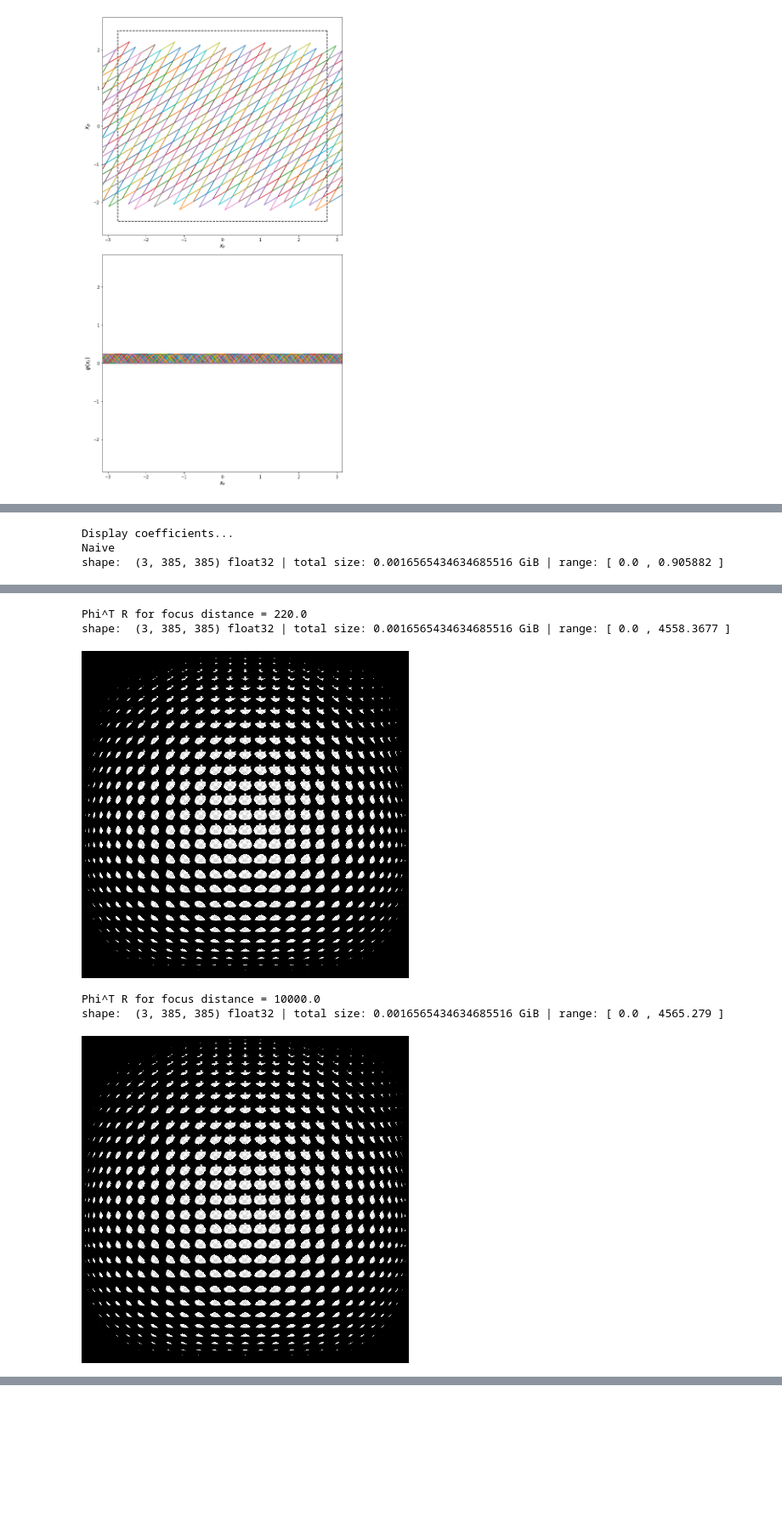
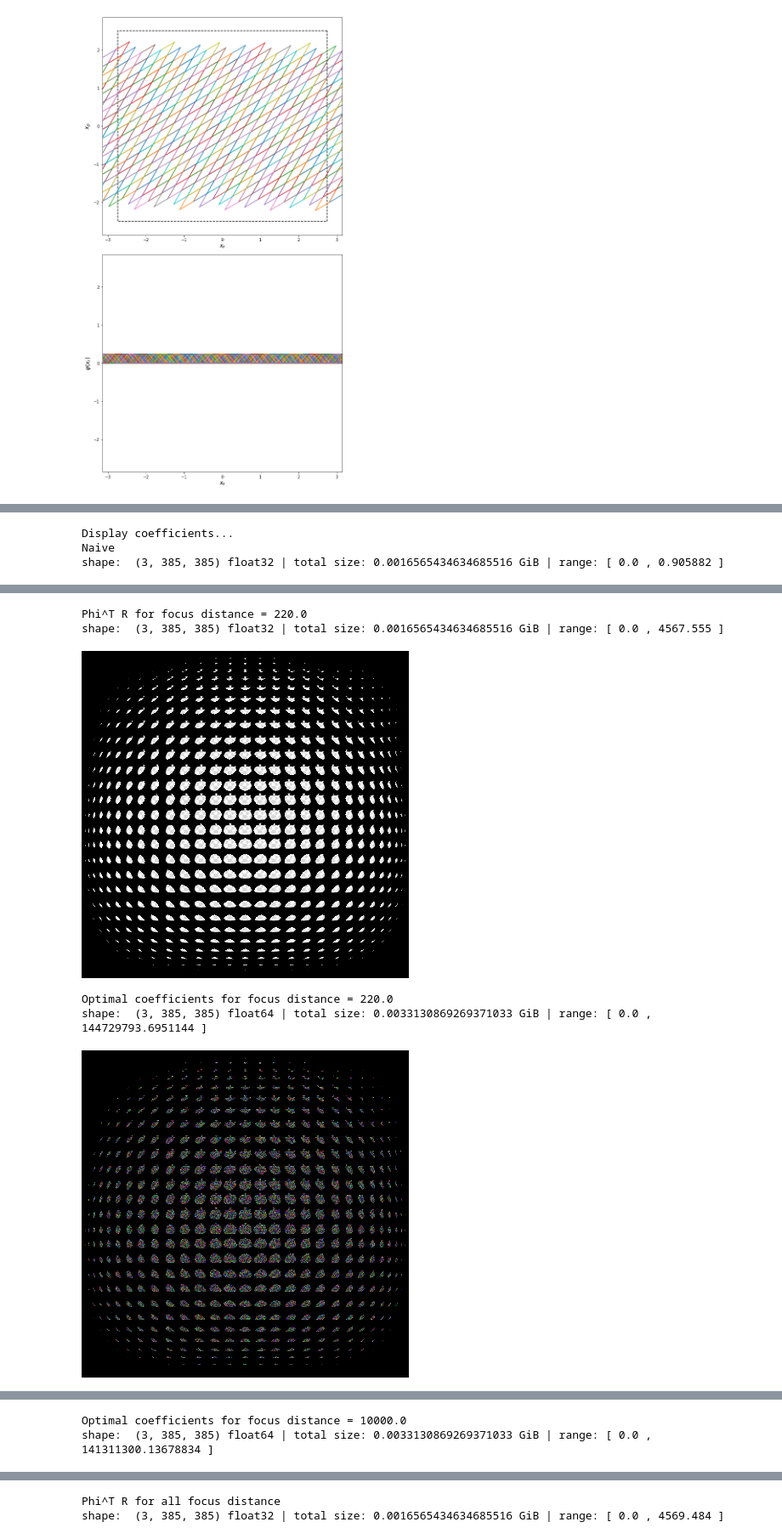
Before and after one commit to raolirom/light-field-prefiltering, a Jupyter notebook: 4d-nnls.ipynb, the cells around one changed output, grey strips where cells are left out. Shown at 85% size. Cells and saved outputs as stored; diff of their text form; code cells hidden in the pictures; blank space fills up the shorter version.

Commit message:
Retina images for optimal coefficients.

```diff
--- a/4d-nnls.ipynb
+++ b/4d-nnls.ipynb
@@ -410,9 +410,9 @@ Wall time: 5.99 ms
 print('Computing display elements...')
 
 #                   (n_f, L/R, n_elem, B/T, A/B)
-slopes =    cp.empty((n_f,                  2))
-heights =   cp.empty((n_f,    n_d1_elem, 2, 2))
-intervals = cp.empty((n_f, 2, n_d1_elem, 2, 2))
+slopes =    cp.empty((n_f,                  2), dtype=cp.float32)
+heights =   cp.empty((n_f,    n_d1_elem, 2, 2), dtype=cp.float32)
+intervals = cp.empty((n_f, 2, n_d1_elem, 2, 2), dtype=cp.float32)
 
 # For each focus distance...
 for id_f in range(n_f):
@@ -456,7 +456,7 @@ plot_display_elements(slopes[1].get(), heights[1].get(), intervals[1].get(), siz
 %%time
 print('Computing one-dimensional ΦᵀΦ...')
 
-d1_phi_autocov = cp.zeros((n_f, n_d1_elem, n_d1_elem))
+d1_phi_autocov = cp.zeros((n_f+1, n_d1_elem, n_d1_elem), dtype=cp.float64)
 
 # For each focus distance...
 for id_f in range(n_f):
@@ -484,8 +484,11 @@ for id_f in range(n_f):
     d1_phi_autocov[id_f] -= cp.sum((in_slopes * out_heights + in_heights * out_slopes) * cp.power(limit, 2)/2, axis=(1, 3))
     d1_phi_autocov[id_f] -= cp.sum(in_heights * out_heights * limit, axis=(1, 3))
 
+d1_phi_autocov[-1] = cp.sum(d1_phi_autocov[0:n_f], axis=0) / n_f
+
 array_stats(d1_phi_autocov)
 display_image(d1_phi_autocov[0].get())
 display_image(d1_phi_autocov[1].get())
+display_image(d1_phi_autocov[2].get())
 # %% [output]
 Computing one-dimensional ΦᵀΦ...
@@ -567,0 +581,9 @@ Wall time: 28min 46s
+# %%
+%%time
+print('Computing non-negative observer-aware display coefficients through the multiplicative update rule...')
+
+opt_elem = 1.0 - rng.random((n_f+1, 3, n_d1_elem, n_d1_elem), dtype=cp.float64)
+
+for id_f in range(n_f+1):
+    for iteration in range(10):
+        opt_elem[id_f] = opt_elem[id_f] * ray_elem[id_f] / (d1_phi_autocov[id_f] @ opt_elem[id_f] @ d1_phi_autocov[id_f].T + cp.finfo(cp.float64).eps)
@@ -568,24 +593,34 @@ Wall time: 28min 46s
 # %%
 %%time
 print('Display coefficients...')
 
 print('Naive')
 array_stats(naive_elem)
 display_image(naive_elem.get(), normalize=False)
 
 # For each focus distance...
-for id_z_f, z_f in np.ndenumerate(lattice_f):
+for id_f, z_f in np.ndenumerate(lattice_f):
     print('Phi^T R for focus distance =', z_f)
-    array_stats(ray_elem[id_z_f])
-    display_image(ray_elem[id_z_f].get(), normalize=True)
+    array_stats(ray_elem[id_f])
+    display_image(ray_elem[id_f].get(), normalize=True)
+    print('Optimal coefficients for focus distance =', z_f)
+    array_stats(opt_elem[id_f])
+    display_image(opt_elem[id_f].get(), normalize=True)
+
+print('Phi^T R for all focus distance')
+array_stats(ray_elem[-1])
+display_image(ray_elem[-1].get(), normalize=True)
+print('Optimal coefficients for all focus distance')
+array_stats(opt_elem[-1])
+display_image(opt_elem[-1].get(), normalize=True)
 # %% [output]
 Display coefficients...
 Naive
 shape:  (3, 385, 385) float32 | total size: 0.0016565434634685516 GiB | range: [ 0.0 , 0.905882 ]
 [figure]
 Phi^T R for focus distance = 220.0
-shape:  (3, 385, 385) float32 | total size: 0.0016565434634685516 GiB | range: [ 0.0 , 4558.3677 ]
+shape:  (3, 385, 385) float32 | total size: 0.0016565434634685516 GiB | range: [ 0.0 , 4567.555 ]
 [figure]
-Phi^T R for focus distance = 10000.0
-shape:  (3, 385, 385) float32 | total size: 0.0016565434634685516 GiB | range: [ 0.0 , 4565.279 ]
+Optimal coefficients for focus distance = 220.0
+shape:  (3, 385, 385) float64 | total size: 0.0033130869269371033 GiB | range: [ 0.0 , 144729793.6951144 ]
-[figure, old version]
+[figure, new version]
@@ -592,0 +630,2 @@ Wall time: 79.8 ms
+Optimal coefficients for focus distance = 10000.0
+shape:  (3, 385, 385) float64 | total size: 0.0033130869269371033 GiB | range: [ 0.0 , 141311300.13678834 ]
@@ -592,0 +633,2 @@ Wall time: 79.8 ms
+Phi^T R for all focus distance
+shape:  (3, 385, 385) float32 | total size: 0.0016565434634685516 GiB | range: [ 0.0 , 4569.484 ]
```
Also changed, not shown: parts of 8 cells of this notebook.
